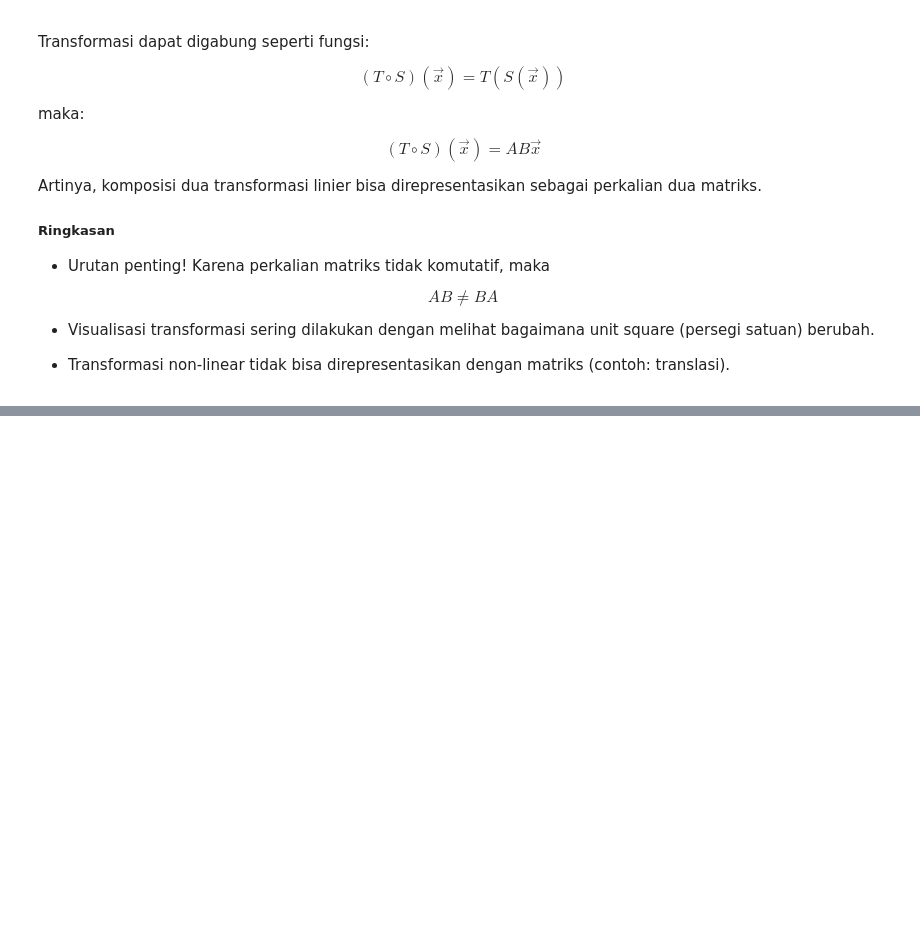
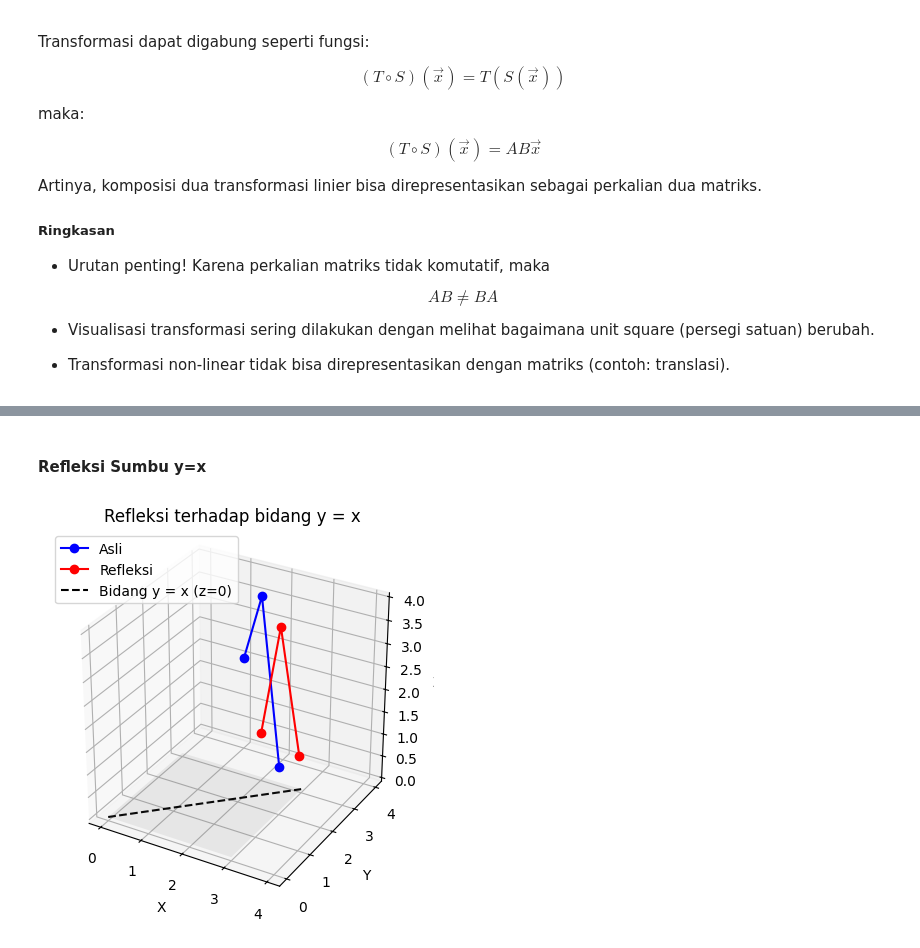
Before and after one commit to Mely227/KALL, a Jupyter notebook: _sources/notebooks.ipynb, the cells around one changed output, grey strips where cells are left out. Saved outputs shown, nothing was run; the diff lists cells and outputs as text; code cells hidden in the pictures; blank space fills up the shorter version.

```diff
--- a/_sources/notebooks.ipynb
+++ b/_sources/notebooks.ipynb
@@ -899,0 +1018,53 @@ Gambar Geogebra:
+# %% [markdown]
+#### Refleksi Sumbu y=x
+# %%
+import numpy as np
+import matplotlib.pyplot as plt
+from mpl_toolkits.mplot3d import Axes3D
+
+# Titik-titik objek asli (misalnya, segitiga 3D)
+points = np.array([
+    [1, 4, 2],
+    [2, 3, 4],
+    [3, 2, 1]
+]).T  # bentuknya 3xN
+
+# Matriks refleksi terhadap bidang y = x
+reflection_matrix = np.array([
+    [0, 1, 0],
+    [1, 0, 0],
+    [0, 0, 1]
+])
+
+# Lakukan refleksi
+reflected_points = reflection_matrix @ points
+
+# Buat plot
+fig = plt.figure()
+ax = fig.add_subplot(111, projection='3d')
+
+# Gambar objek asli (biru)
+ax.plot(points[0], points[1], points[2], 'bo-', label='Asli')
+
+# Gambar objek setelah refleksi (merah)
+ax.plot(reflected_points[0], reflected_points[1], reflected_points[2], 'ro-', label='Refleksi')
+
+# Tambahkan bidang bantu y = x di bidang z = 0–3
+x_vals, y_vals = np.meshgrid(np.linspace(0, 3, 2), np.linspace(0, 3, 2))
+z_vals = np.zeros_like(x_vals)
+ax.plot_surface(x_vals, y_vals, z_vals, alpha=0.1, color='gray')
+
+# Tambahkan garis bantu bidang y = x (di z = 0)
+ax.plot([0, 3], [0, 3], [0, 0], 'k--', label='Bidang y = x (z=0)')
+
+# Set aspek dan label
+ax.set_xlabel('X')
+ax.set_ylabel('Y')
+ax.set_zlabel('Z')
+ax.set_title('Refleksi terhadap bidang y = x')
+ax.legend()
+ax.set_box_aspect([1,1,1])  # aspek rasio 1:1:1
+
+plt.show()
+# %% [output]
+[figure, added]
```
Also changed, not shown: parts of 5 cells of this notebook, 8 other files.
